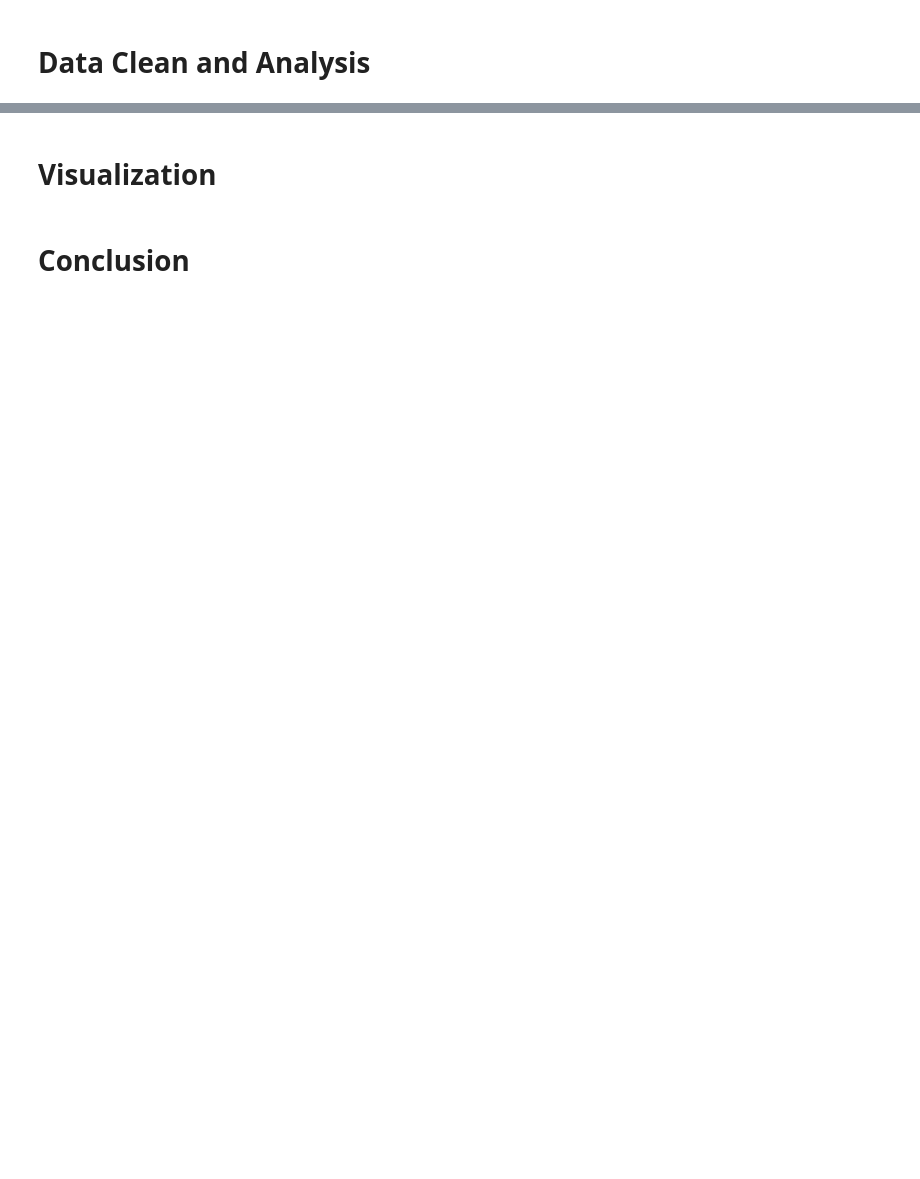
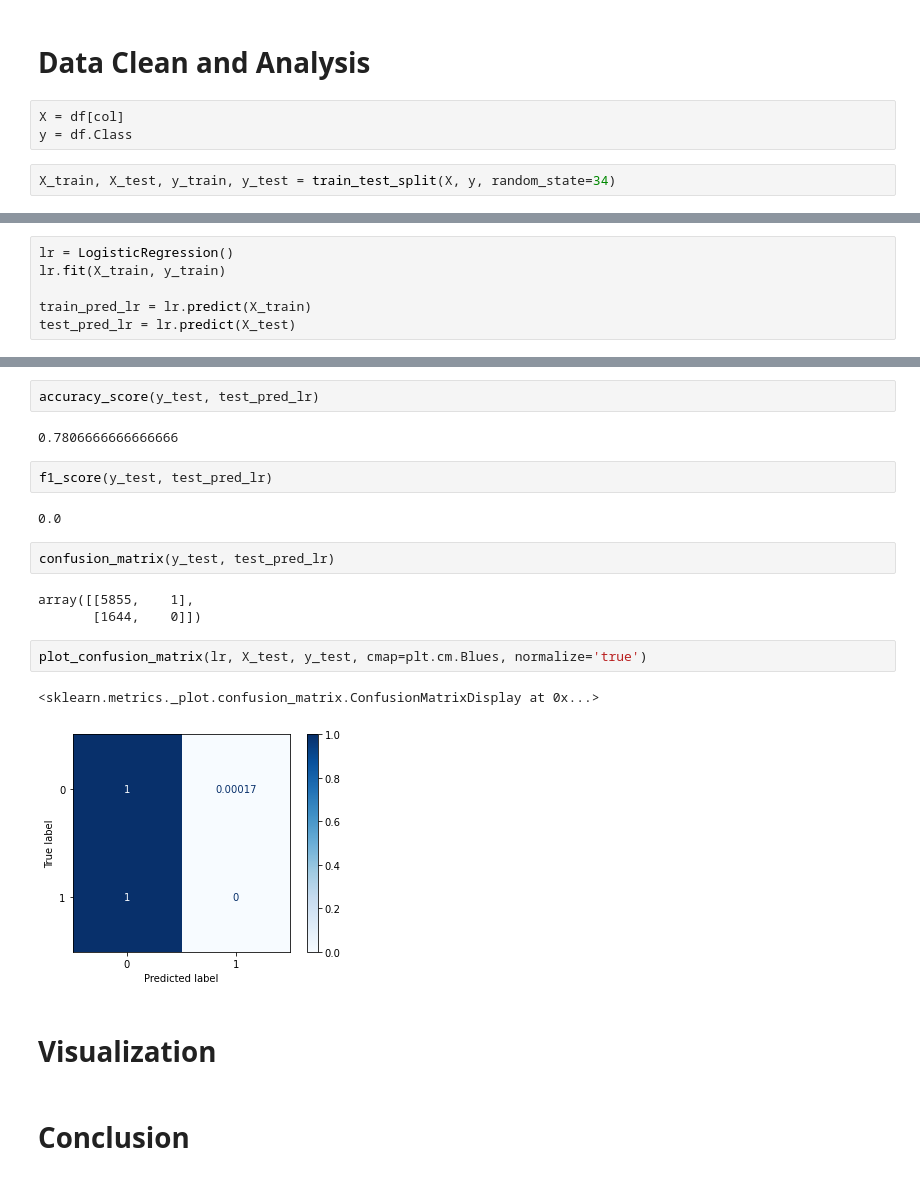
Before and after one commit to ghcn345/Credit-Card-Default-Prediction, a Jupyter notebook: project_CCFraud.ipynb, the cells around one changed output, grey strips where cells are left out. Cells and saved outputs as stored; diff of their text form; blank space fills up the shorter version.

```diff
--- a/project_CCFraud.ipynb
+++ b/project_CCFraud.ipynb
@@ -62,2 +90,7 @@ df.head()
 # %% [markdown]
 # Data Clean and Analysis
+# %%
+X = df[col]
+y = df.Class
+# %%
+X_train, X_test, y_train, y_test = train_test_split(X, y, random_state=34)
@@ -63,0 +103,6 @@ df.head()
+# %%
+lr = LogisticRegression()
+lr.fit(X_train, y_train)
+
+train_pred_lr = lr.predict(X_train)
+test_pred_lr = lr.predict(X_test)
@@ -64,3 +214,21 @@ df.head()
+# %%
+accuracy_score(y_test, test_pred_lr)
+# %% [output]
+0.7806666666666666
+# %%
+f1_score(y_test, test_pred_lr)
+# %% [output]
+0.0
+# %%
+confusion_matrix(y_test, test_pred_lr)
+# %% [output]
+array([[5855,    1],
+       [1644,    0]])
+# %%
+plot_confusion_matrix(lr, X_test, y_test, cmap=plt.cm.Blues, normalize='true')
+# %% [output]
+<sklearn.metrics._plot.confusion_matrix.ConfusionMatrixDisplay at 0x...>
+[figure, added]
 # %% [markdown]
 # Visualization
 # %% [markdown]
```
Also changed, not shown: parts of 33 cells of this notebook, 1 other file.
